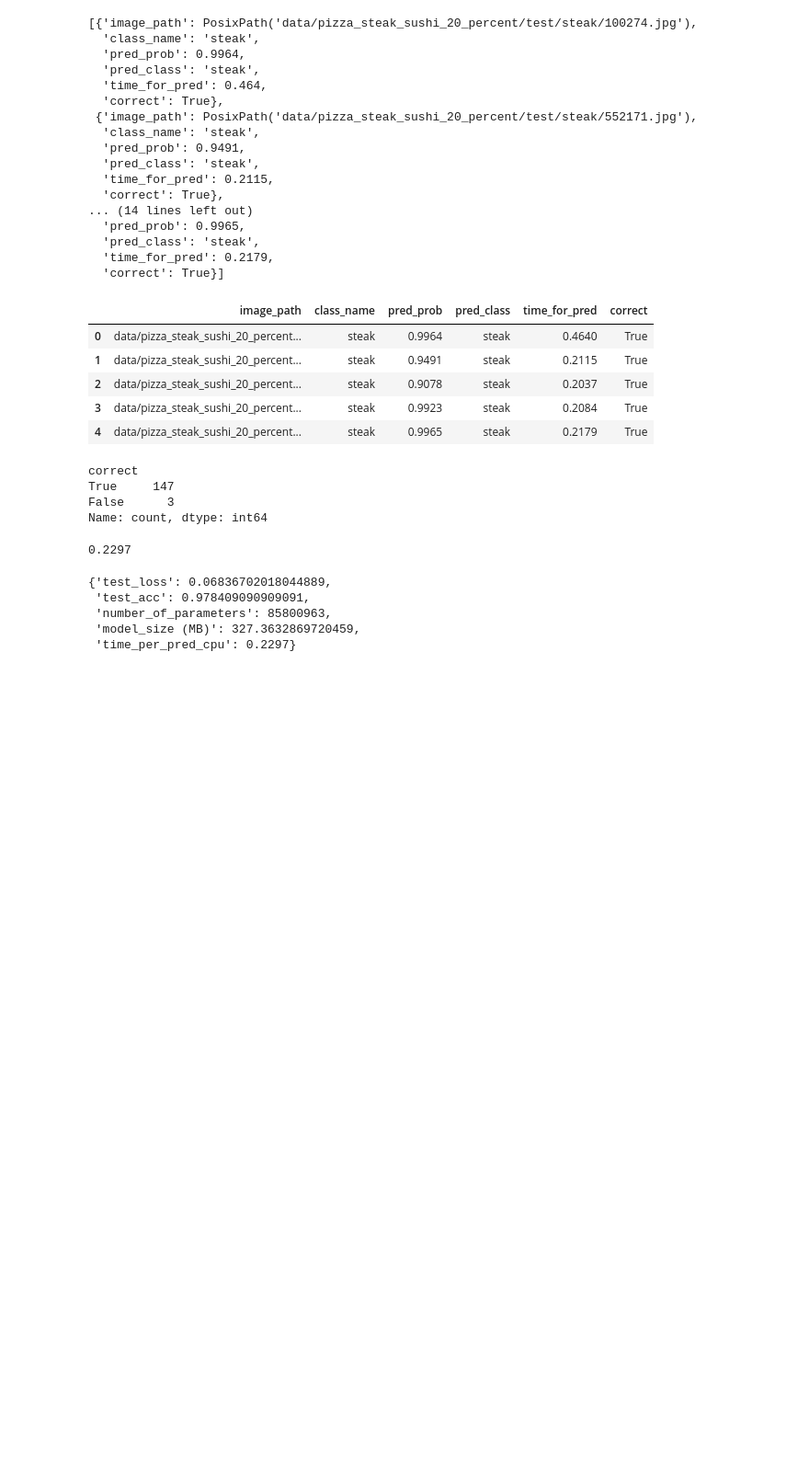
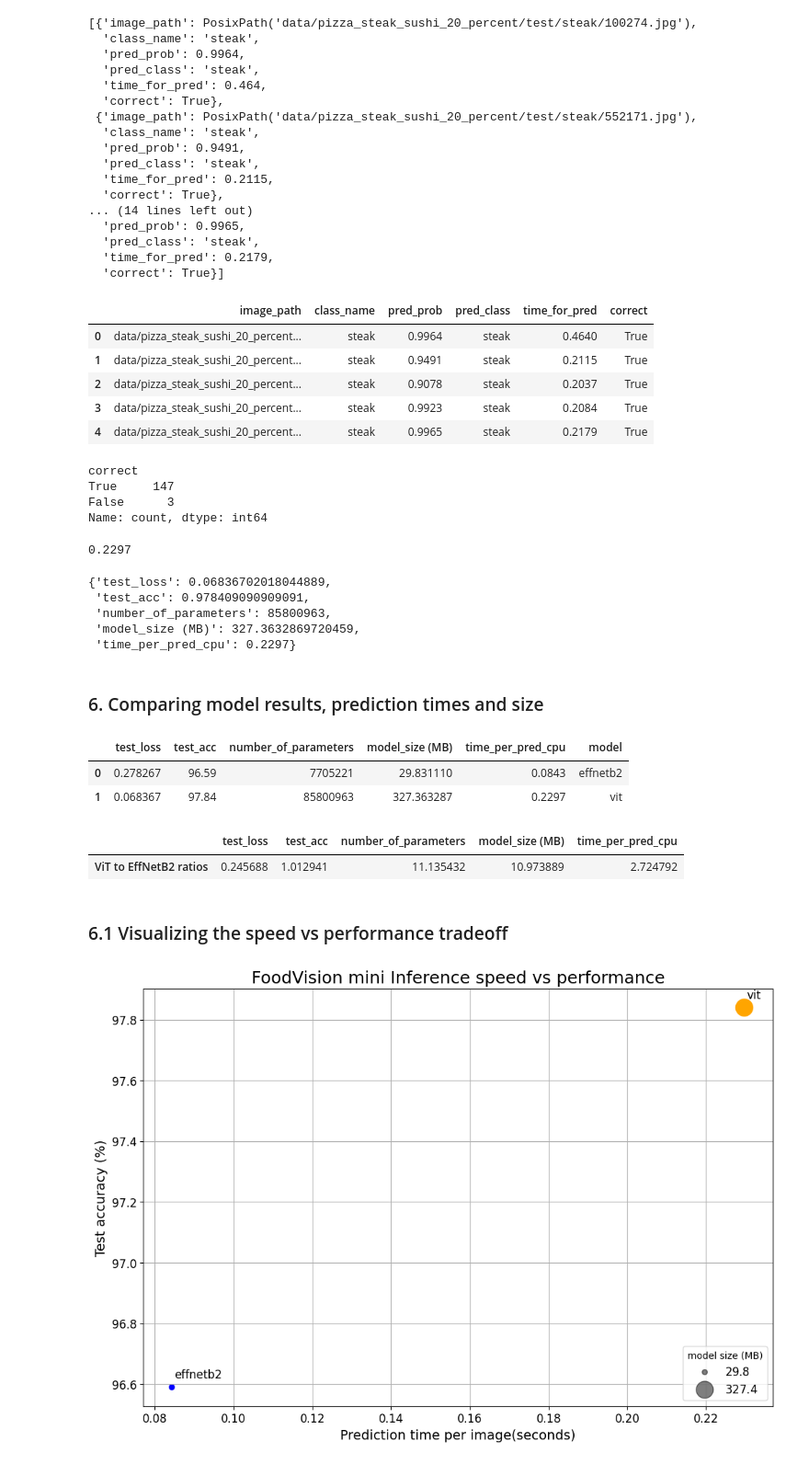
Before and after one commit to yacin-hamdi/deep_learning, a Jupyter notebook: pytorch/09_pytorch_model_deployment.ipynb, the cells around one changed output. Shown: that part at 92% size. Saved outputs shown, nothing was run; the diff lists cells and outputs as text; code cells hidden in the pictures; blank space fills up the shorter version.

Commit message:
compare the two model and plot speed vs performance

```diff
--- a/pytorch/09_pytorch_model_deployment.ipynb
+++ b/pytorch/09_pytorch_model_deployment.ipynb
@@ -515,3 +515,49 @@ vit_stats
  'number_of_parameters': 85800963,
  'model_size (MB)': 327.3632869720459,
  'time_per_pred_cpu': 0.2297}
+# %% [markdown]
+### 6. Comparing model results, prediction times and size
+# %%
+df = pd.DataFrame([effnetb2_stats, vit_stats])
+df["model"] = ["effnetb2", "vit"]
+df["test_acc"] = round(df["test_acc"]*100, 2)
+df.head()
+# %% [output]
+|  | test_loss | test_acc | number_of_parameters | model_size (MB) | time_per_pred_cpu | model |
+| 0 | 0.278267 | 96.59 | 7705221 | 29.831110 | 0.0843 | effnetb2 |
+| 1 | 0.068367 | 97.84 | 85800963 | 327.363287 | 0.2297 | vit |
+# %%
+pd.DataFrame(data=(df.set_index("model").loc["vit"] / df.set_index("model").loc["effnetb2"]),
+            columns=["ViT to EffNetB2 ratios"]).T
+# %% [output]
+|  | test_loss | test_acc | number_of_parameters | model_size (MB) | time_per_pred_cpu |
+| ViT to EffNetB2 ratios | 0.245688 | 1.012941 | 11.135432 | 10.973889 | 2.724792 |
+# %% [markdown]
+### 6.1 Visualizing the speed vs performance tradeoff
+# %%
+fig, ax = plt.subplots(figsize=(12, 8))
+scatter = ax.scatter(data=df,
+                     x="time_per_pred_cpu",
+                     y="test_acc",
+                     c=["blue", "orange"],
+                     s="model_size (MB)")
+ax.set_title("FoodVision mini Inference speed vs performance", fontsize=18)
+ax.set_xlabel("Prediction time per image(seconds)", fontsize=14)
+ax.set_ylabel("Test accuracy (%)", fontsize=14)
+ax.tick_params(axis="both", labelsize=12)
+ax.grid(True)
+
+for index, row in df.iterrows():
+    ax.annotate(text=row["model"],
+               xy=(row["time_per_pred_cpu"]+0.0006, row["test_acc"]+0.03),
+               size=12)
+
+handles, labels = scatter.legend_elements(prop="sizes", alpha=0.5)
+model_size_legendd = ax.legend(handles,
+                              labels,
+                              loc="lower right",
+                              title="model size (MB)",
+                              fontsize=12)
+plt.savefig("foodvision-mini-inference-speed-vs-performance.png")
+# %% [output]
+[figure, added]
```
